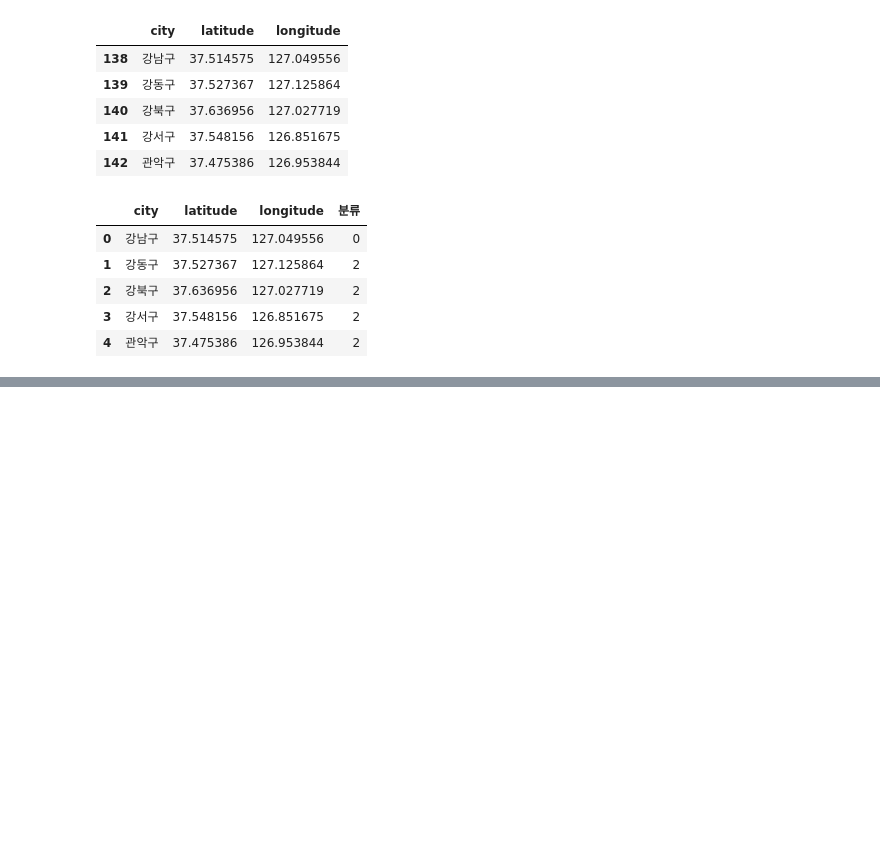
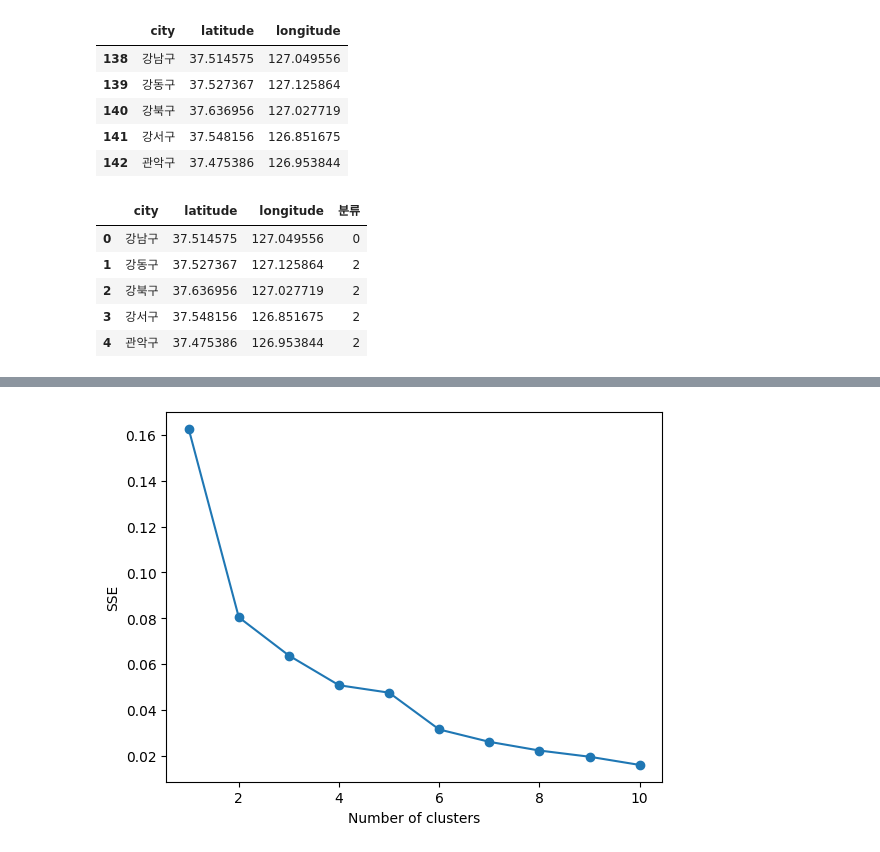
Before and after one commit to crpAsian/works, a Jupyter notebook: pr1/1.ipynb, the cells around one changed output, grey strips where cells are left out. Cells and saved outputs as stored; diff of their text form; code cells hidden in the pictures; blank space fills up the shorter version.

```diff
--- a/pr1/1.ipynb
+++ b/pr1/1.ipynb
@@ -288,6 +289,21 @@ for i in range(0, len(dist_)):
 m
 # %% [output]
 [interactive output not drawn]
+# %%
+import matplotlib.pyplot as plt
+
+sse = []
+for k in range(1, 11):
+    kmeans = KMeans(n_clusters=k, random_state=0, n_init=10)
+    kmeans.fit(dfp)
+    sse.append(kmeans.inertia_)
+
+plt.plot(range(1, 11), sse, marker='o')
+plt.xlabel('Number of clusters')
+plt.ylabel('SSE')
+plt.show()
+# %% [output]
+[figure, added]
 # %%
 # for geos in dist_:
 #     g.Marker([geos[1], geos[2]], popup=geos[0]).add_to(m)
```
Also changed, not shown: parts of 1 cell of this notebook.
